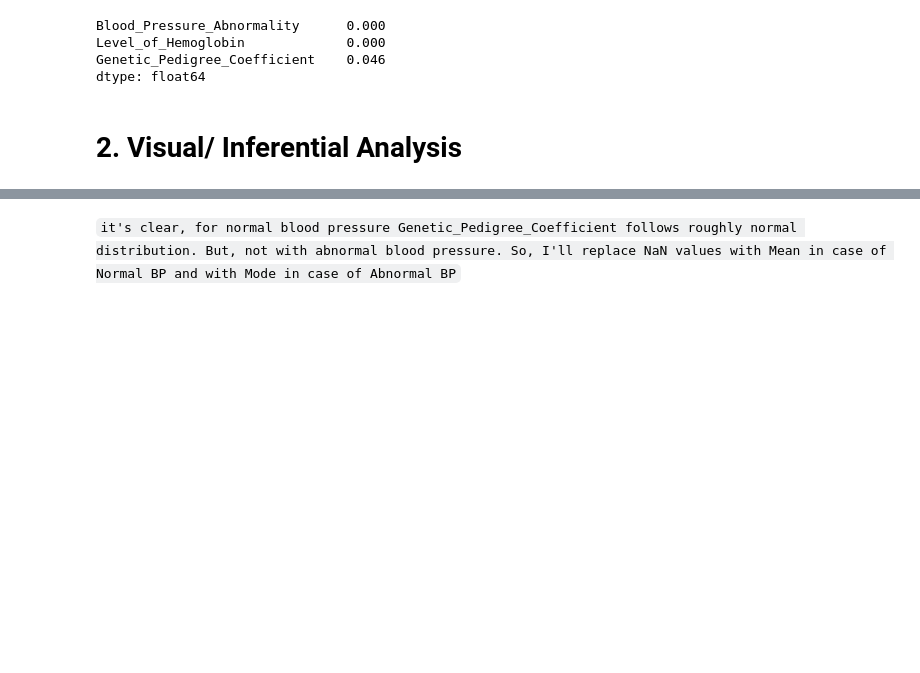
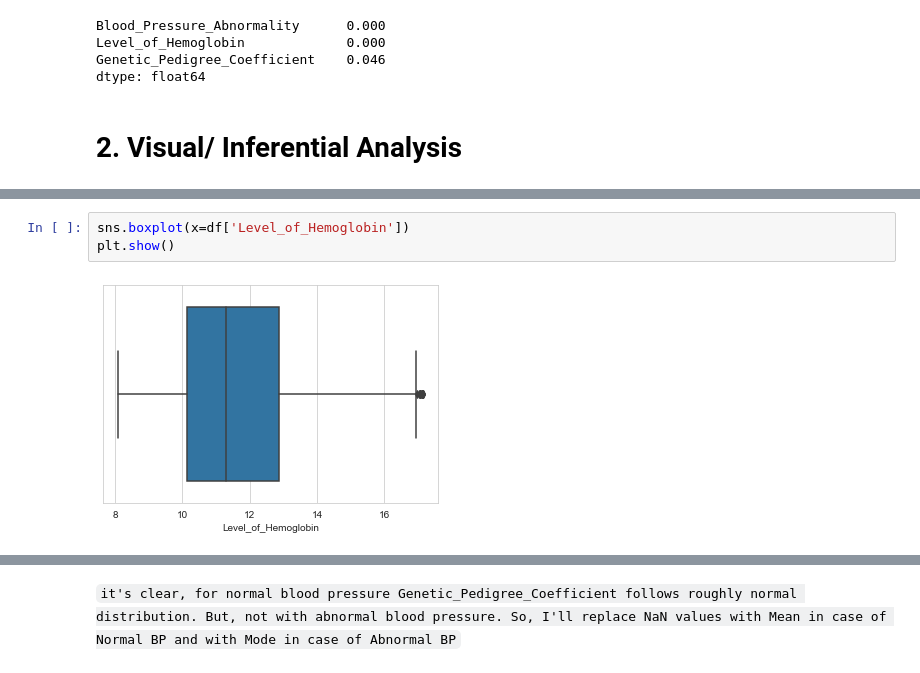
Before and after one commit to TyagiSumit/case-study, a Jupyter notebook: Notebook.ipynb, the cells around one changed output, grey strips where cells are left out. Cells and saved outputs as stored; diff of their text form; blank space fills up the shorter version.

```diff
--- a/Notebook.ipynb
+++ b/Notebook.ipynb
@@ -60,3 +78,8 @@ dtype: float64
+# %%
+sns.boxplot(x=df['Level_of_Hemoglobin'])
+plt.show()
+# %% [output]
+[figure, added]
 # %%
 # let us check the distribution of Genetic_Pedigree_Coefficient with respect to Blood_Pressure_Abnormality
 
```
Also changed, not shown: parts of 39 cells of this notebook, 2 other files.
